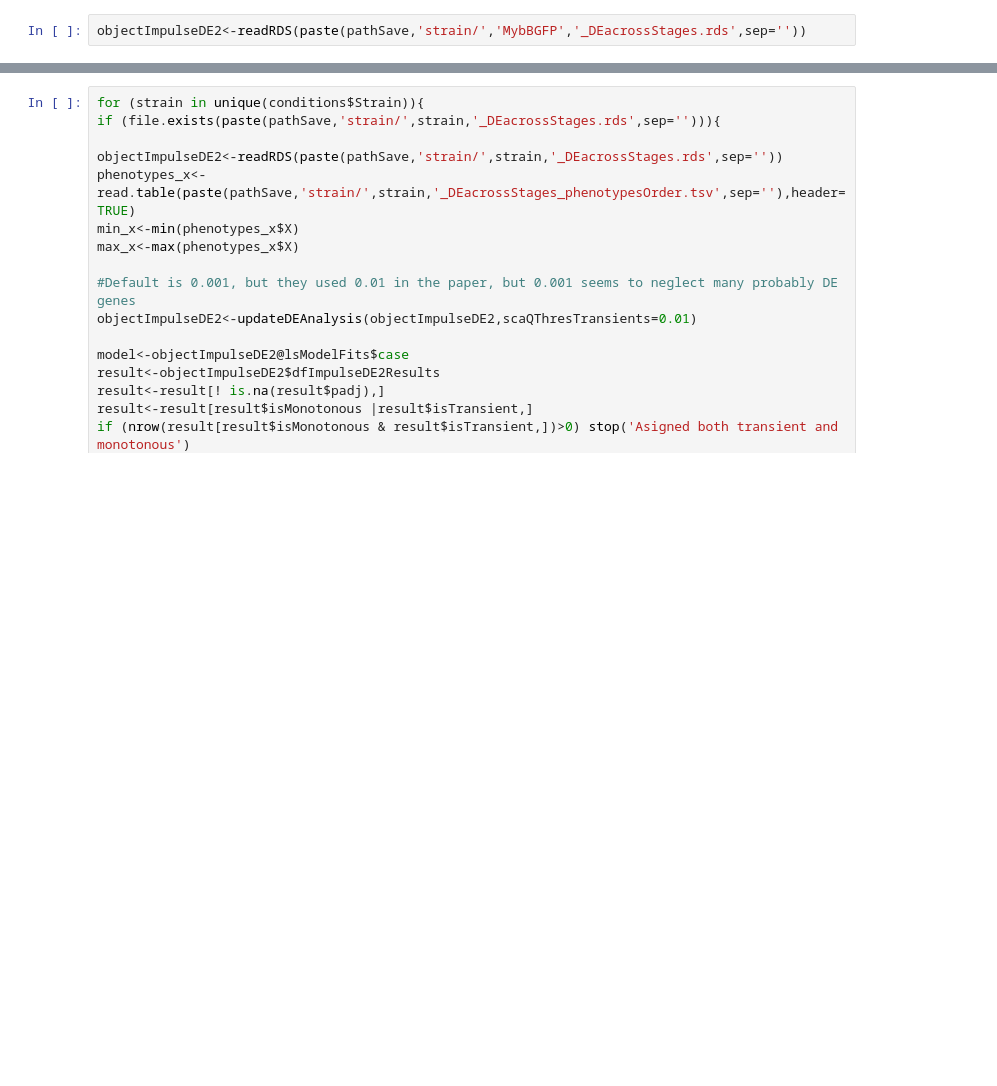
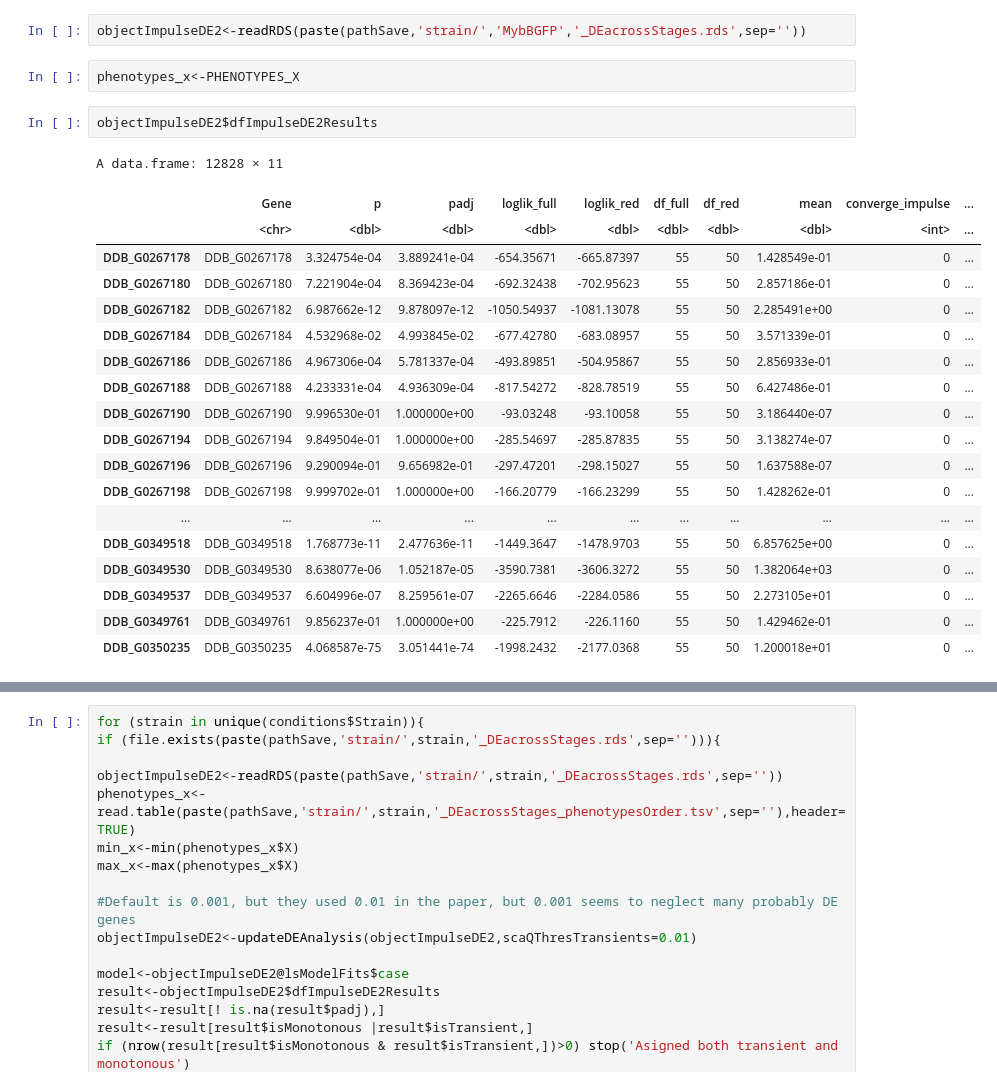
Before and after one commit to biolab/baylor-dicty, a Jupyter notebook: stages_DE/impulse_stages.R.ipynb, the cells around one changed output, grey strips where cells are left out. Drawn from its saved outputs; the diff is of its cells as text; blank space fills up the shorter version.

Commit message:
impulse stages

```diff
--- a/stages_DE/impulse_stages.R.ipynb
+++ b/stages_DE/impulse_stages.R.ipynb
@@ -262,3 +285,27 @@ DDB_G0286109   FALSE
 ## Parse the result - find stages where gene is up(down)regulated
 # %%
 objectImpulseDE2<-readRDS(paste(pathSave,'strain/','MybBGFP','_DEacrossStages.rds',sep=''))
+# %%
+phenotypes_x<-PHENOTYPES_X
+# %%
+objectImpulseDE2$dfImpulseDE2Results
+# %% [output]
+A data.frame: 12828 × 11
+|  | Gene | p | padj | loglik_full | loglik_red | df_full | df_red | mean | converge_impulse | ... |
+|  | <chr> | <dbl> | <dbl> | <dbl> | <dbl> | <dbl> | <dbl> | <dbl> | <int> | ... |
+| DDB_G0267178 | DDB_G0267178 | 3.324754e-04 | 3.889241e-04 | -654.35671 | -665.87397 | 55 | 50 | 1.428549e-01 | 0 | ... |
+| DDB_G0267180 | DDB_G0267180 | 7.221904e-04 | 8.369423e-04 | -692.32438 | -702.95623 | 55 | 50 | 2.857186e-01 | 0 | ... |
+| DDB_G0267182 | DDB_G0267182 | 6.987662e-12 | 9.878097e-12 | -1050.54937 | -1081.13078 | 55 | 50 | 2.285491e+00 | 0 | ... |
+| DDB_G0267184 | DDB_G0267184 | 4.532968e-02 | 4.993845e-02 | -677.42780 | -683.08957 | 55 | 50 | 3.571339e-01 | 0 | ... |
+| DDB_G0267186 | DDB_G0267186 | 4.967306e-04 | 5.781337e-04 | -493.89851 | -504.95867 | 55 | 50 | 2.856933e-01 | 0 | ... |
+| DDB_G0267188 | DDB_G0267188 | 4.233331e-04 | 4.936309e-04 | -817.54272 | -828.78519 | 55 | 50 | 6.427486e-01 | 0 | ... |
+| DDB_G0267190 | DDB_G0267190 | 9.996530e-01 | 1.000000e+00 | -93.03248 | -93.10058 | 55 | 50 | 3.186440e-07 | 0 | ... |
+| DDB_G0267194 | DDB_G0267194 | 9.849504e-01 | 1.000000e+00 | -285.54697 | -285.87835 | 55 | 50 | 3.138274e-07 | 0 | ... |
+| DDB_G0267196 | DDB_G0267196 | 9.290094e-01 | 9.656982e-01 | -297.47201 | -298.15027 | 55 | 50 | 1.637588e-07 | 0 | ... |
+| DDB_G0267198 | DDB_G0267198 | 9.999702e-01 | 1.000000e+00 | -166.20779 | -166.23299 | 55 | 50 | 1.428262e-01 | 0 | ... |
+| ... | ... | ... | ... | ... | ... | ... | ... | ... | ... | ... |
+| DDB_G0349518 | DDB_G0349518 | 1.768773e-11 | 2.477636e-11 | -1449.3647 | -1478.9703 | 55 | 50 | 6.857625e+00 | 0 | ... |
+| DDB_G0349530 | DDB_G0349530 | 8.638077e-06 | 1.052187e-05 | -3590.7381 | -3606.3272 | 55 | 50 | 1.382064e+03 | 0 | ... |
+| DDB_G0349537 | DDB_G0349537 | 6.604996e-07 | 8.259561e-07 | -2265.6646 | -2284.0586 | 55 | 50 | 2.273105e+01 | 0 | ... |
+| DDB_G0349761 | DDB_G0349761 | 9.856237e-01 | 1.000000e+00 | -225.7912 | -226.1160 | 55 | 50 | 1.429462e-01 | 0 | ... |
+| DDB_G0350235 | DDB_G0350235 | 4.068587e-75 | 3.051441e-74 | -1998.2432 | -2177.0368 | 55 | 50 | 1.200018e+01 | 0 | ... |
```
Also changed, not shown: parts of 5 cells of this notebook.
